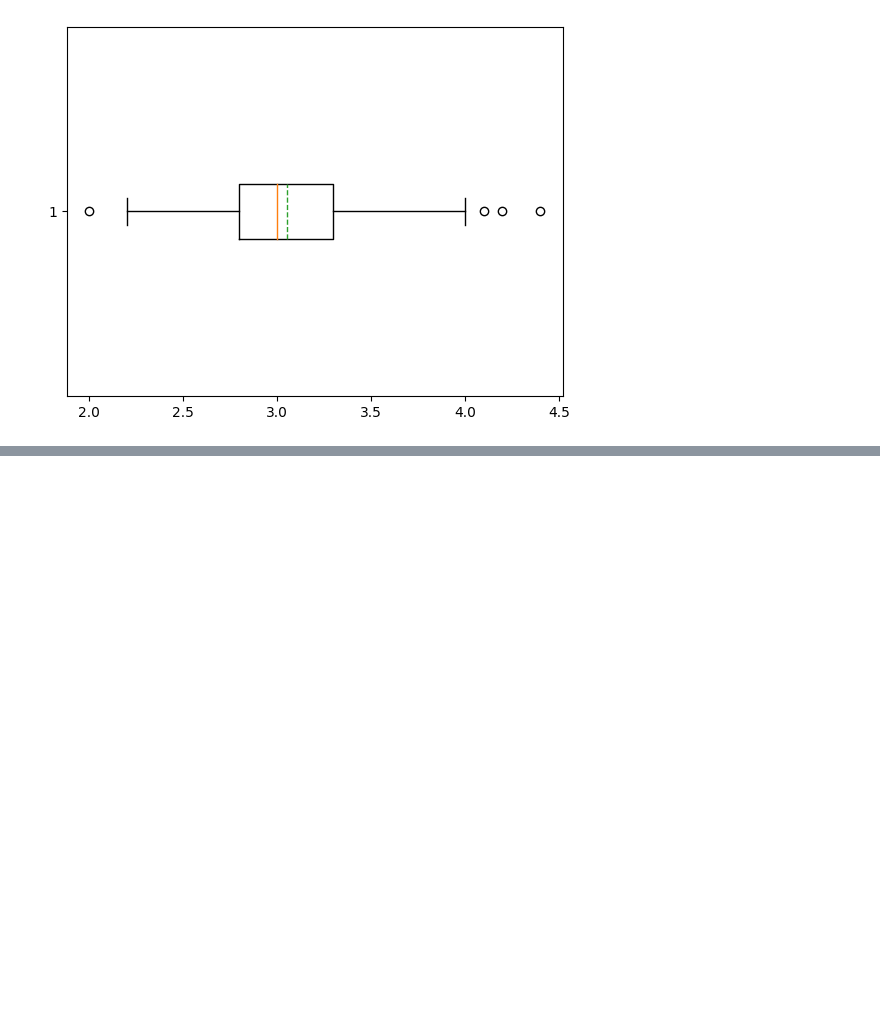
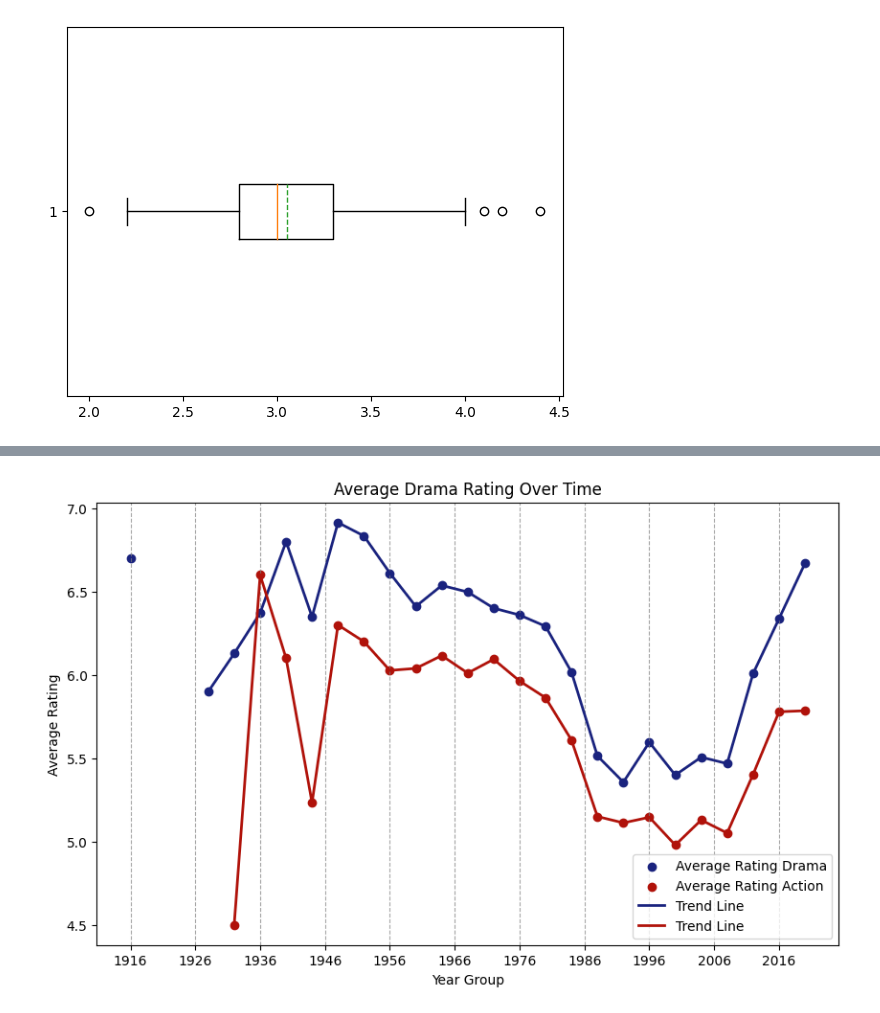
Before and after one commit to Arisarayangyoo/Python_dataviz2024, a Jupyter notebook: Visualize_Data_Distribution_(02)_2024_.ipynb, the cells around one changed output, grey strips where cells are left out. Drawn from its saved outputs; the diff is of its cells as text; code cells hidden in the pictures; blank space fills up the shorter version.

```diff
--- a/Visualize_Data_Distribution_(02)_2024_.ipynb
+++ b/Visualize_Data_Distribution_(02)_2024_.ipynb
@@ -289,0 +290,8 @@ O = plt.boxplot(df['SepalWidth'],showmeans=True,meanline=True,vert=False)
+# %%
+import pandas as pd
+from google.colab import drive
+drive.mount('/content/drive')
+import os #เชื่่อมpath กับ ไฟล์
+
+df = pd.read_csv('/content/drive/MyDrive/data_viz_2024_DATA/IMDb Movies India.csv', encoding = 'latin-1')
+df.head()
@@ -289,0 +417,5 @@ O = plt.boxplot(df['SepalWidth'],showmeans=True,meanline=True,vert=False)
+# %%
+# prompt: ลบค่าว่างในปี
+
+df1 = df.dropna(subset=['Year'])
+df1
@@ -289,0 +436,33 @@ O = plt.boxplot(df['SepalWidth'],showmeans=True,meanline=True,vert=False)
+# %%
+# prompt: จัดกลุ่มข้อมูลของปีโดยมีความกว้างของปีเท่ากับ4ปี และหาค่าเฉลี่ยของเรทติ้งหนังดราม่าในช่วงเวลา 4 ปีนั้น ต่อด้วยสร้าง scatterplot
+
+import matplotlib.pyplot as plt
+
+# จัดกลุ่มข้อมูลของปีโดยมีความกว้างของปีเท่ากับ 4 ปี
+df1['YearGroup'] = (df1['Year'] // 4) * 4
+# %%
+# หาค่าเฉลี่ยของเรทติ้งหนังดราม่าในช่วงเวลา 4 ปีนั้น
+drama_ratings = df1[df1['Genre'].str.contains('Drama', na=False)].groupby('YearGroup')['Rating'].mean()
+#หาค่าเฉลี่ยของเรทติ้งหนังแอคชั่นในช่วงเวลา 4 ปี
+Action_ratings = df1[df1['Genre'].str.contains('Action', na=False)].groupby('YearGroup')['Rating'].mean()
+# %%
+# สร้าง Scatter Plot
+plt.figure(figsize=(10, 6))
+plt.scatter(drama_ratings.index, drama_ratings.values, color='#1a237e', label='Average Rating Drama')
+plt.scatter(Action_ratings.index, Action_ratings.values, color='#b0120a', label='Average Rating Action')
+
+# เพิ่มเส้นกริดทุก 10 ปี
+plt.xticks(ticks=range(min(drama_ratings.index), max(drama_ratings.index)+1 , 10))  # ตั้งค่า xticks ทุก 10  ปี
+plt.grid(True, which='both', axis='x', linestyle='--', color='gray', alpha=0.7)
+
+# เพิ่มกราฟเส้นเพื่อดูเทรน
+plt.plot(drama_ratings.index, drama_ratings.values, color='#1a237e', linestyle='-', linewidth=2, label='Trend Line')
+plt.plot(Action_ratings.index, Action_ratings.values, color='#b0120a', linestyle='-', linewidth=2, label='Trend Line')
+
+plt.xlabel('Year Group')
+plt.ylabel('Average Rating')
+plt.title('Average Drama Rating Over Time')
+plt.legend()
+plt.show()
+# %% [output]
+[figure, added]
```
Also changed, not shown: parts of 22 cells of this notebook.
